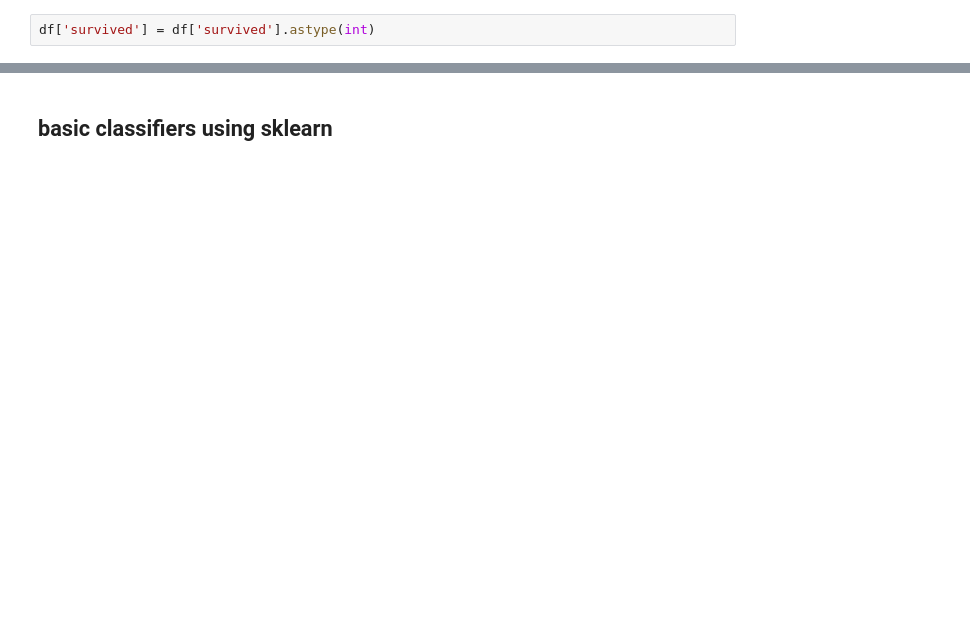
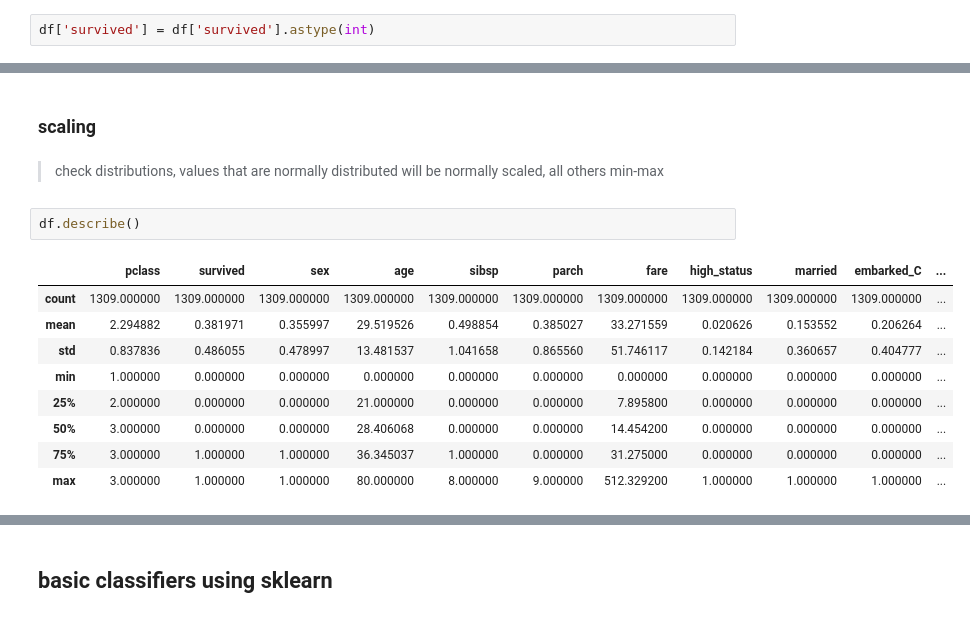
Before and after one commit to PaulBFB/master_thesis, a Jupyter notebook: titanic.ipynb, the cells around one changed output, grey strips where cells are left out. Cells and saved outputs as stored; diff of their text form; blank space fills up the shorter version.

```diff
--- a/titanic.ipynb
+++ b/titanic.ipynb
@@ -350,0 +314,16 @@ sns.pairplot(df, hue='survived')
+# %% [markdown]
+### scaling
+# %% [markdown]
+> check distributions, values that are normally distributed will be normally scaled, all others min-max
+# %%
+df.describe()
+# %% [output]
+|  | pclass | survived | sex | age | sibsp | parch | fare | high_status | married | embarked_C | ... |
+| count | 1309.000000 | 1309.000000 | 1309.000000 | 1309.000000 | 1309.000000 | 1309.000000 | 1309.000000 | 1309.000000 | 1309.000000 | 1309.000000 | ... |
+| mean | 2.294882 | 0.381971 | 0.355997 | 29.519526 | 0.498854 | 0.385027 | 33.271559 | 0.020626 | 0.153552 | 0.206264 | ... |
+| std | 0.837836 | 0.486055 | 0.478997 | 13.481537 | 1.041658 | 0.865560 | 51.746117 | 0.142184 | 0.360657 | 0.404777 | ... |
+| min | 1.000000 | 0.000000 | 0.000000 | 0.000000 | 0.000000 | 0.000000 | 0.000000 | 0.000000 | 0.000000 | 0.000000 | ... |
+| 25% | 2.000000 | 0.000000 | 0.000000 | 21.000000 | 0.000000 | 0.000000 | 7.895800 | 0.000000 | 0.000000 | 0.000000 | ... |
+| 50% | 3.000000 | 0.000000 | 0.000000 | 28.406068 | 0.000000 | 0.000000 | 14.454200 | 0.000000 | 0.000000 | 0.000000 | ... |
+| 75% | 3.000000 | 1.000000 | 1.000000 | 36.345037 | 1.000000 | 0.000000 | 31.275000 | 0.000000 | 0.000000 | 0.000000 | ... |
+| max | 3.000000 | 1.000000 | 1.000000 | 80.000000 | 8.000000 | 9.000000 | 512.329200 | 1.000000 | 1.000000 | 1.000000 | ... |
```
Also changed, not shown: parts of 17 cells of this notebook.
